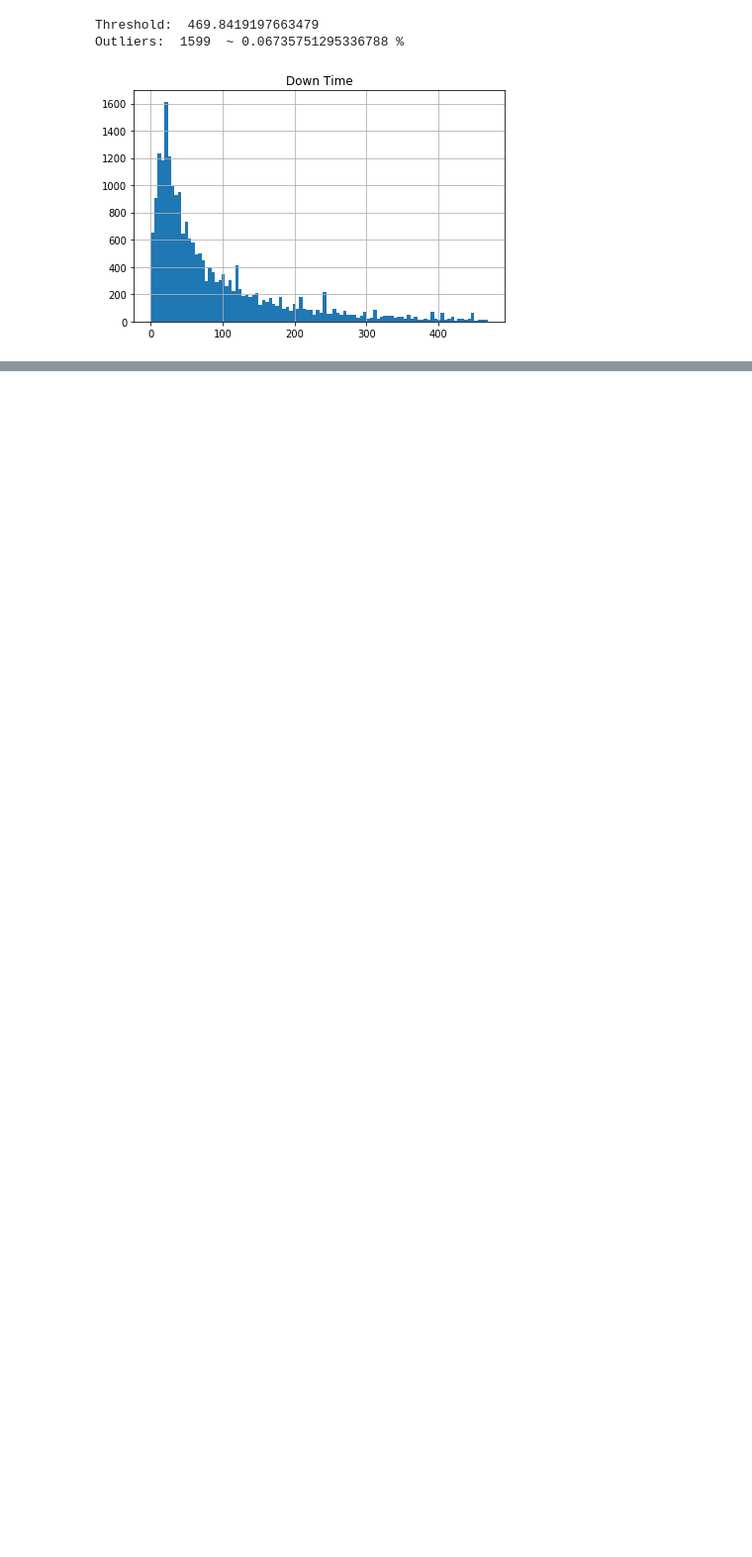
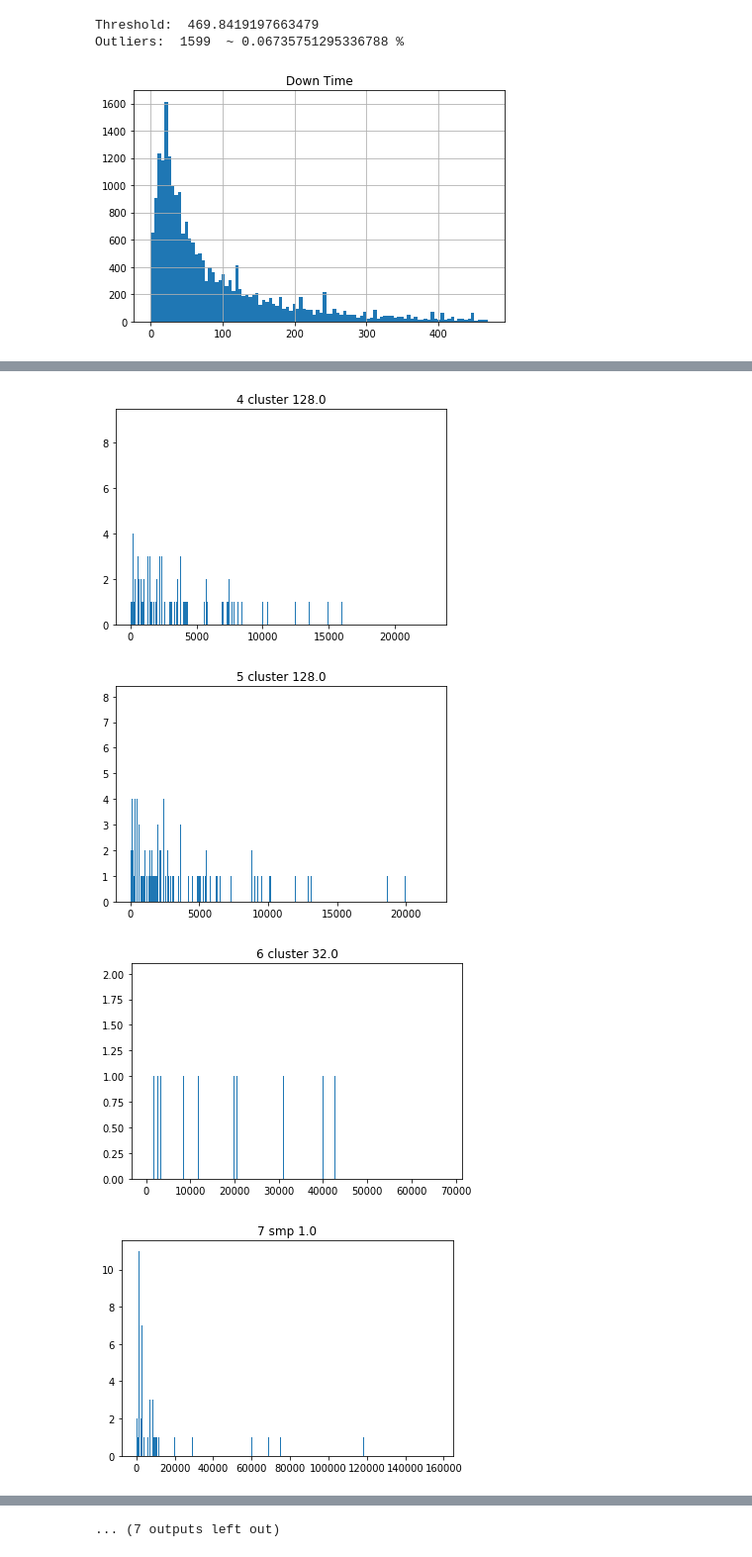
Before and after one commit to nhorcher/541_final_project, a Jupyter notebook: LANL_Analysis.ipynb, the cells around one changed output, grey strips where cells are left out. Shown at 99% size. Saved outputs shown, nothing was run; the diff lists cells and outputs as text; code cells hidden in the pictures; blank space fills up the shorter version.

```diff
--- a/LANL_Analysis.ipynb
+++ b/LANL_Analysis.ipynb
@@ -200,0 +260,54 @@ Outliers:  1599  ~ 0.06735751295336788 %
+# %%
+# from scipy.optimize import curve_fit
+f = lambda x, l : 1 - np.exp(-l*x)
+
+# for i in date_sort.System.unique():
+for i in range(4,23):
+    # get start times
+    system_info = date_sort[date_sort.System == i]
+#     first_issue = parser.parse(system_info["Prob Started (mm/dd/yy hh:mm)"].iloc[0])
+    interarrival = system_info["Prob Started (mm/dd/yy hh:mm)"].diff()
+    interarrival = [a.total_seconds()/60 for a in interarrival][1:]
+#     interarrival = [a for a in interarrival if a < 1000]
+
+    plt.figure()
+    plt.hist(interarrival, bins=1000)
+    plt.title(str(i)+" "+str(system_info["machine type"].iloc[0])+" "+str(system_info["nodes"].iloc[0]))
+    plt.show()
+
+#     interarrival.sort()
+#     interarrival_cdf = [interarrival.count(b) for b in interarrival]
+#     interarrival_cdf = interarrival_cdf.unique()
+#     print(interarrival.unique(), interarrival_cdf)
+
+#     aloc, ascale = expon.fit(interarrival)
+# #     cache_param, cache_diag = optimize.curve_fit(f, issue_start_times, cache.cdf)
+
+#     # Plot Web data against its approximated exponential
+#     fig, ax = plt.subplots(linewidth=2)
+
+#     cdf_approx = expon.cdf(interarrival, loc=aloc, scale=ascale)
+
+# #     ax.semilogx(interarrival, web.cdf, color="r", label="Web") # get cdf of interarrival times
+#     ax.plot(interarrival, cdf_approx, "--", color="black", label="approx")
+# #     ax.semilogx(interarrival, cdf_approx, "--", color="black", label="approx")
+
+# #     plt.xlim(web.duration[1],500)
+#     plt.xlabel("Interarrival Duration (minutes)")
+#     plt.ylabel("CDF")
+
+#     plt.legend(loc=4)
+
+#     ax.get_xaxis().set_visible(True)
+#     ax.get_yaxis().set_visible(True)
+#     ax.xaxis.grid(True, linestyle='--', which='major', color='grey', alpha=.25)
+#     ax.yaxis.grid(True, linestyle='--', which='major', color='grey', alpha=.25)
+#     ax.set_facecolor('white')
+
+#     fig.set_size_inches(6, 3.5)
+#     plt.show()
+# %% [output]
+[figure, added]
+[figure, added]
+[figure, added]
+[figure, added]
@@ -200,0 +322 @@ Outliers:  1599  ~ 0.06735751295336788 %
+... (7 outputs left out)
```
Also changed, not shown: parts of 26 cells of this notebook.
